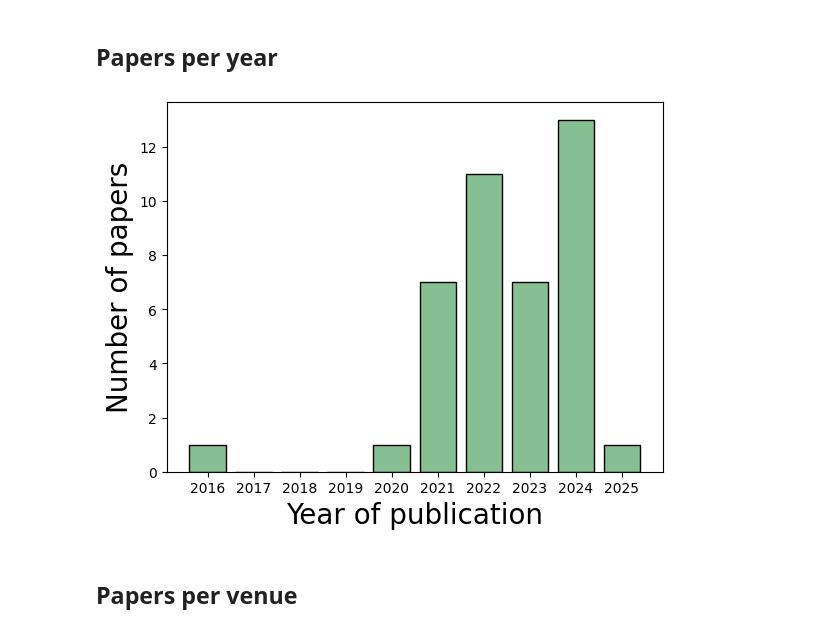
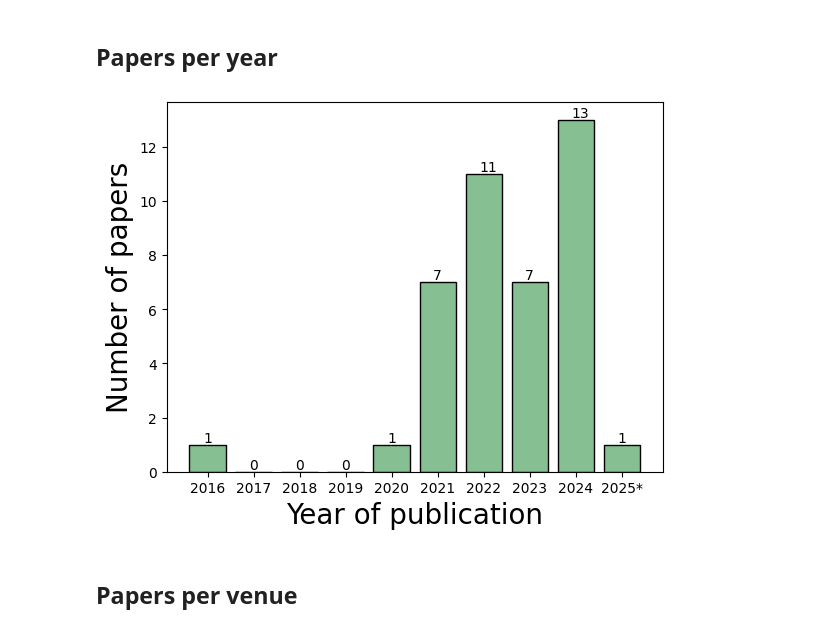
Before and after one commit to SavvinaDaniil/BiasInBookRecommendationSurvey, a Jupyter notebook: analyze_eligible_papers.ipynb, the cells around one changed output. Saved outputs shown, nothing was run; the diff lists cells and outputs as text; code cells hidden in the pictures.

```diff
--- a/analyze_eligible_papers.ipynb
+++ b/analyze_eligible_papers.ipynb
@@ -42,22 +42,25 @@ papers_per_year = OrderedDict(sorted(papers_per_year.items()))
 # %%
 ax = plt.subplot()
 x = list(papers_per_year.keys())
 y = list(papers_per_year.values())
 plt.bar(x,y, align='center', color = '#86bf91',edgecolor='black' )
 ax.set_xticks(x)
-ax.set_xticklabels(x, fontsize=10)
+ax.set_xticklabels(x[:-1]+['2025*'], fontsize=10)
 ax.set_xlabel('Year of publication', fontsize=20, )
 ax.set_ylabel('Number of papers', fontsize=20, )
 
+
+for i, v in enumerate(y):
+    plt.text(x[i] - 0.1, v + 0.1, str(v))
 plt.savefig(save_loc+"per_year.png",
             bbox_inches ="tight",
             pad_inches = 1,
             transparent = True,
             orientation ='landscape')
 
 plt.show()
 # %% [output]
-[figure, old version]
+[figure, new version]
 # %% [markdown]
 ## Papers per venue
 # %%
```
Also changed, not shown: parts of 6 cells of this notebook, 3 other files.
